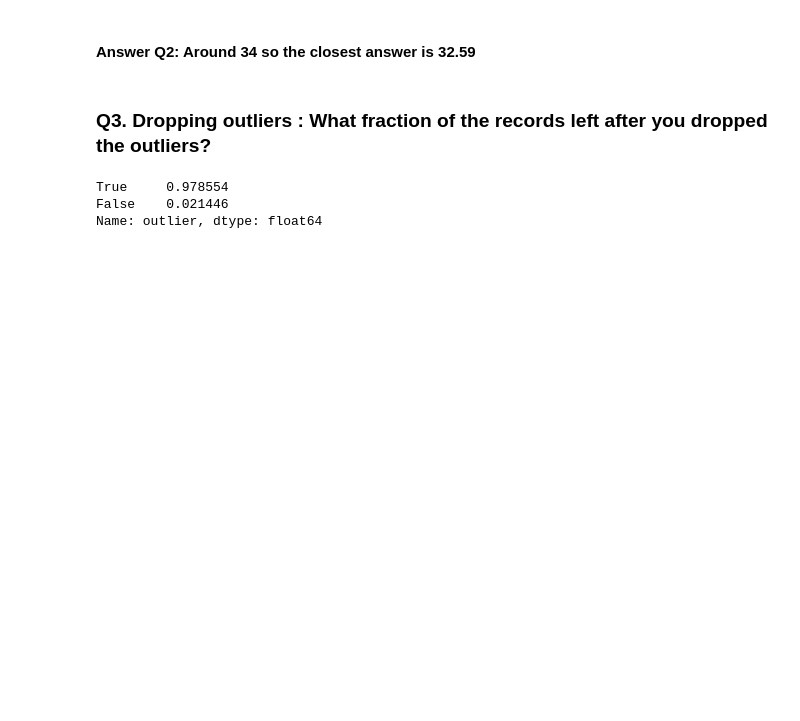
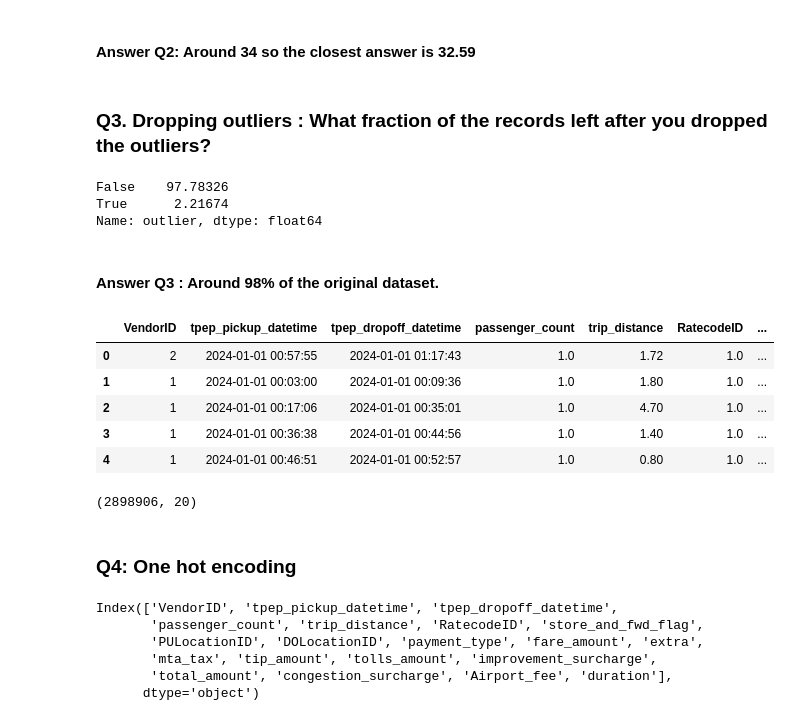
Before and after one commit to hbacard/mlops-zoomcamp, a Jupyter notebook: duration-prediction.ipynb, the cells around one changed output. Cells and saved outputs as stored; diff of their text form; code cells hidden in the pictures; blank space fills up the shorter version.

```diff
--- a/duration-prediction.ipynb
+++ b/duration-prediction.ipynb
@@ -40,7 +40,7 @@ df_feb.shape
 ### Q2 Computing duration : What's the standard deviation of the trips duration in January?
 # %%
 # duration in minutes : dropoff - pickup
-df_jan["duration"] = (df_jan.tpep_dropoff_datetime - df_jan.tpep_pickup_datetime).dt.total_seconds() // 60
+df_jan["duration"] = (df_jan.tpep_dropoff_datetime - df_jan.tpep_pickup_datetime).dt.total_seconds() / 60
 # %%
 df_jan.duration
 # %% [output]
@@ -74,10 +74,41 @@ Name: duration, dtype: float64
 ### Q3. Dropping outliers : What fraction of the records left after you dropped the outliers?
 # %%
 import numpy as np
-df_jan["outlier"] = np.logical_and(df_jan.duration >=1, df_jan.duration <=60)
+df_jan["outlier"] = np.logical_or(df_jan.duration <1, df_jan.duration >60)
 # %%
-df_jan.outlier.value_counts(normalize=True)
+df_jan.outlier.value_counts(normalize=True) * 100
 # %% [output]
-True     0.978554
-False    0.021446
+False    97.78326
+True      2.21674
 Name: outlier, dtype: float64
+# %% [markdown]
+#### Answer Q3 : Around 98% of the original dataset.
+# %%
+# removing outlier
+df_jan = df_jan[~df_jan.outlier].reset_index(drop=True)
+# dropping outlier column
+df_jan = df_jan.drop(columns=["outlier"])
+# %%
+df_jan.head()
+# %% [output]
+|  | VendorID | tpep_pickup_datetime | tpep_dropoff_datetime | passenger_count | trip_distance | RatecodeID | ... |
+| 0 | 2 | 2024-01-01 00:57:55 | 2024-01-01 01:17:43 | 1.0 | 1.72 | 1.0 | ... |
+| 1 | 1 | 2024-01-01 00:03:00 | 2024-01-01 00:09:36 | 1.0 | 1.80 | 1.0 | ... |
+| 2 | 1 | 2024-01-01 00:17:06 | 2024-01-01 00:35:01 | 1.0 | 4.70 | 1.0 | ... |
+| 3 | 1 | 2024-01-01 00:36:38 | 2024-01-01 00:44:56 | 1.0 | 1.40 | 1.0 | ... |
+| 4 | 1 | 2024-01-01 00:46:51 | 2024-01-01 00:52:57 | 1.0 | 0.80 | 1.0 | ... |
+# %%
+df_jan.shape
+# %% [output]
+(2898906, 20)
+# %% [markdown]
+### Q4: One hot encoding
+# %%
+df_jan.columns
+# %% [output]
+Index(['VendorID', 'tpep_pickup_datetime', 'tpep_dropoff_datetime',
+       'passenger_count', 'trip_distance', 'RatecodeID', 'store_and_fwd_flag',
+       'PULocationID', 'DOLocationID', 'payment_type', 'fare_amount', 'extra',
+       'mta_tax', 'tip_amount', 'tolls_amount', 'improvement_surcharge',
+       'total_amount', 'congestion_surcharge', 'Airport_fee', 'duration'],
+      dtype='object')
```
Also changed, not shown: parts of 28 cells of this notebook.
